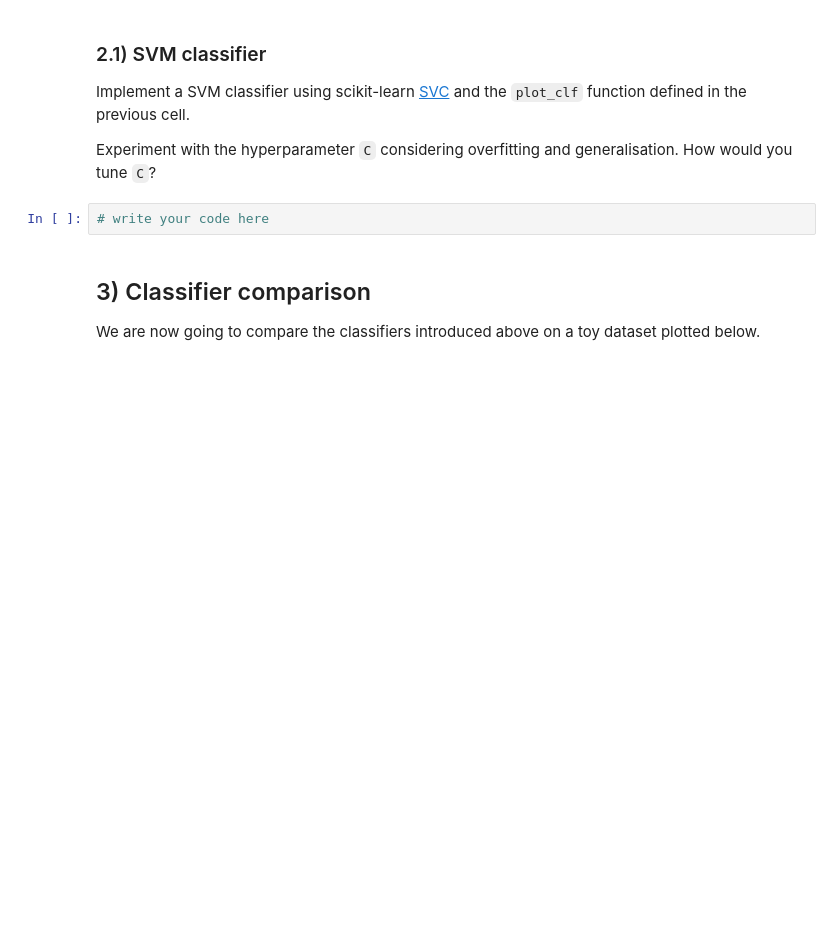
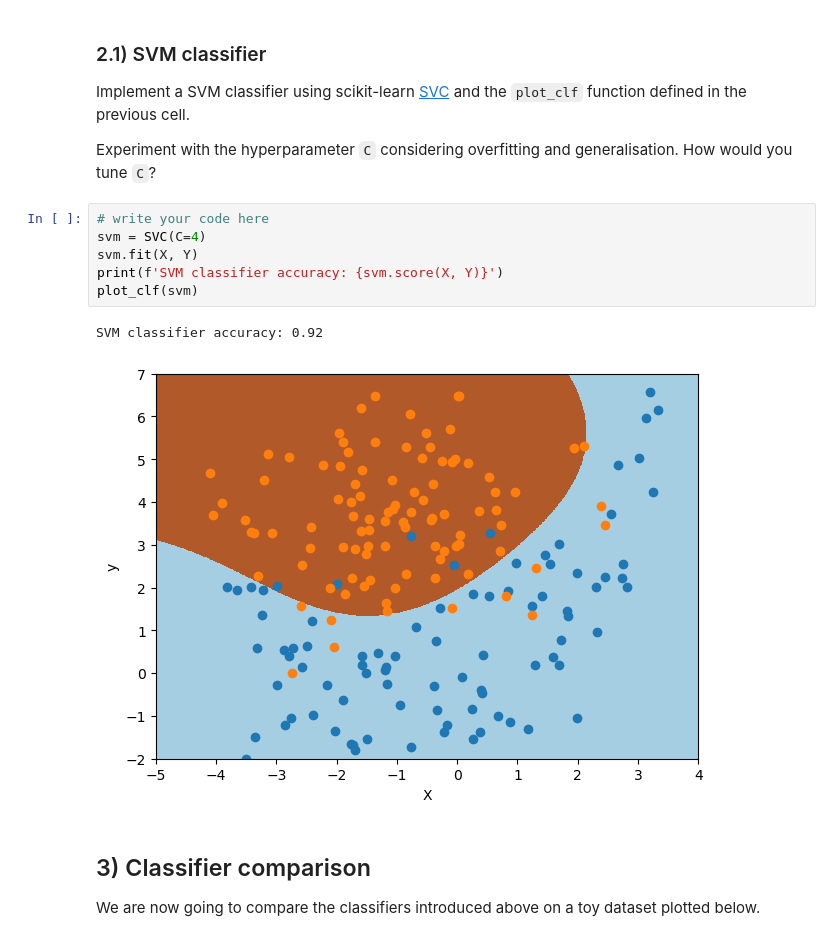
Before and after one commit to ZehuaLiuY/lab_sheets_public, a Jupyter notebook: lab2/lab2-linear_models_neural_nets_SVM.ipynb, the cells around one changed output. Drawn from its saved outputs; the diff is of its cells as text; blank space fills up the shorter version.

```diff
--- a/lab2/lab2-linear_models_neural_nets_SVM.ipynb
+++ b/lab2/lab2-linear_models_neural_nets_SVM.ipynb
@@ -382,8 +382,15 @@ Logistic regression classifier accuracy: 0.82
 Implement a SVM classifier using scikit-learn [SVC](https://scikit-learn.org/stable/modules/generated/sklearn.svm.SVC.html#sklearn.svm.SVC) and the `plot_clf` function defined in the previous cell.
 
 Experiment with the hyperparameter `C` considering overfitting and generalisation. How would you tune `C`?
-# %%
-# write your code here
+# %%
+# write your code here
+svm = SVC(C=4)
+svm.fit(X, Y)
+print(f'SVM classifier accuracy: {svm.score(X, Y)}')
+plot_clf(svm)
+# %% [output]
+SVM classifier accuracy: 0.92
+[figure, added]
 # %% [markdown]
 ## 3) Classifier comparison
 We are now going to compare the classifiers introduced above on a toy dataset plotted below.
```
Also changed, not shown: parts of 3 cells of this notebook, 2 other files.
